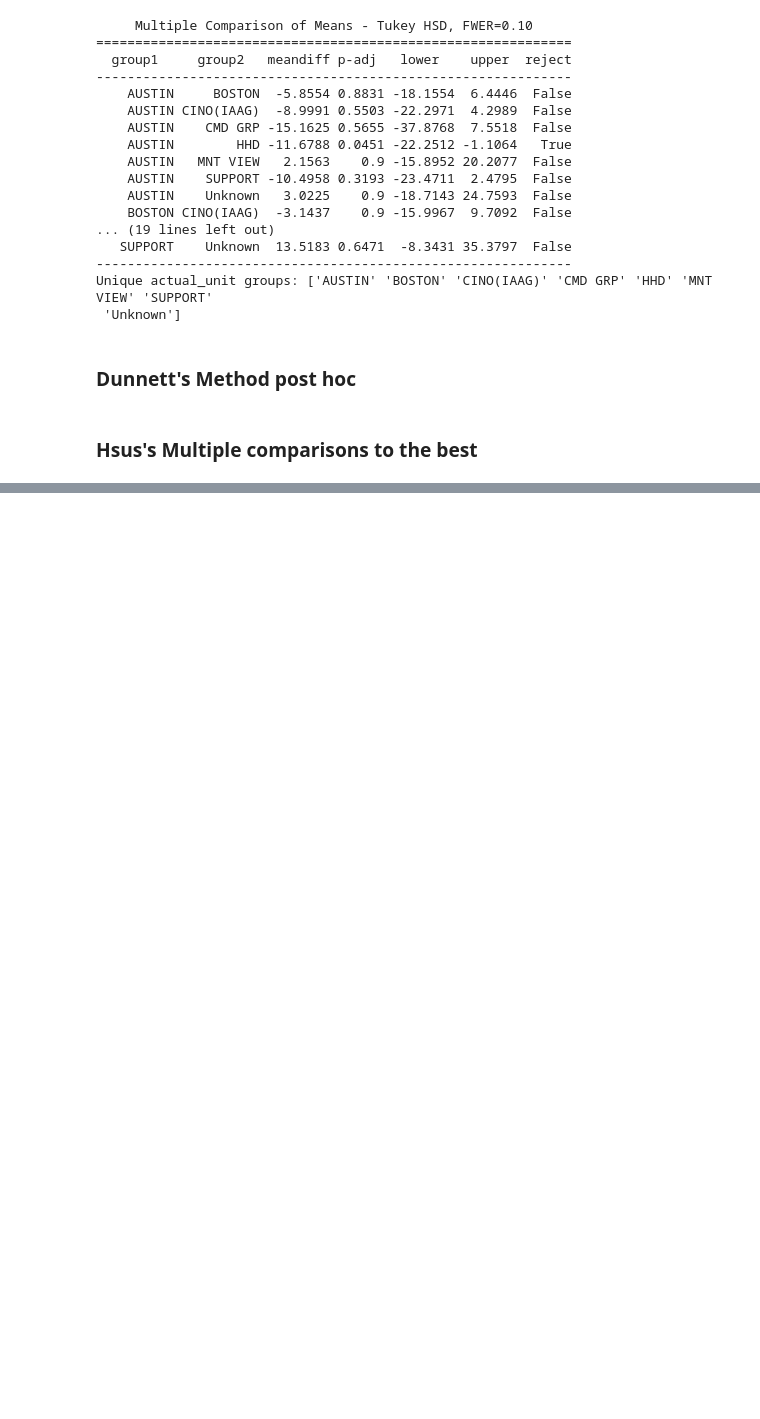
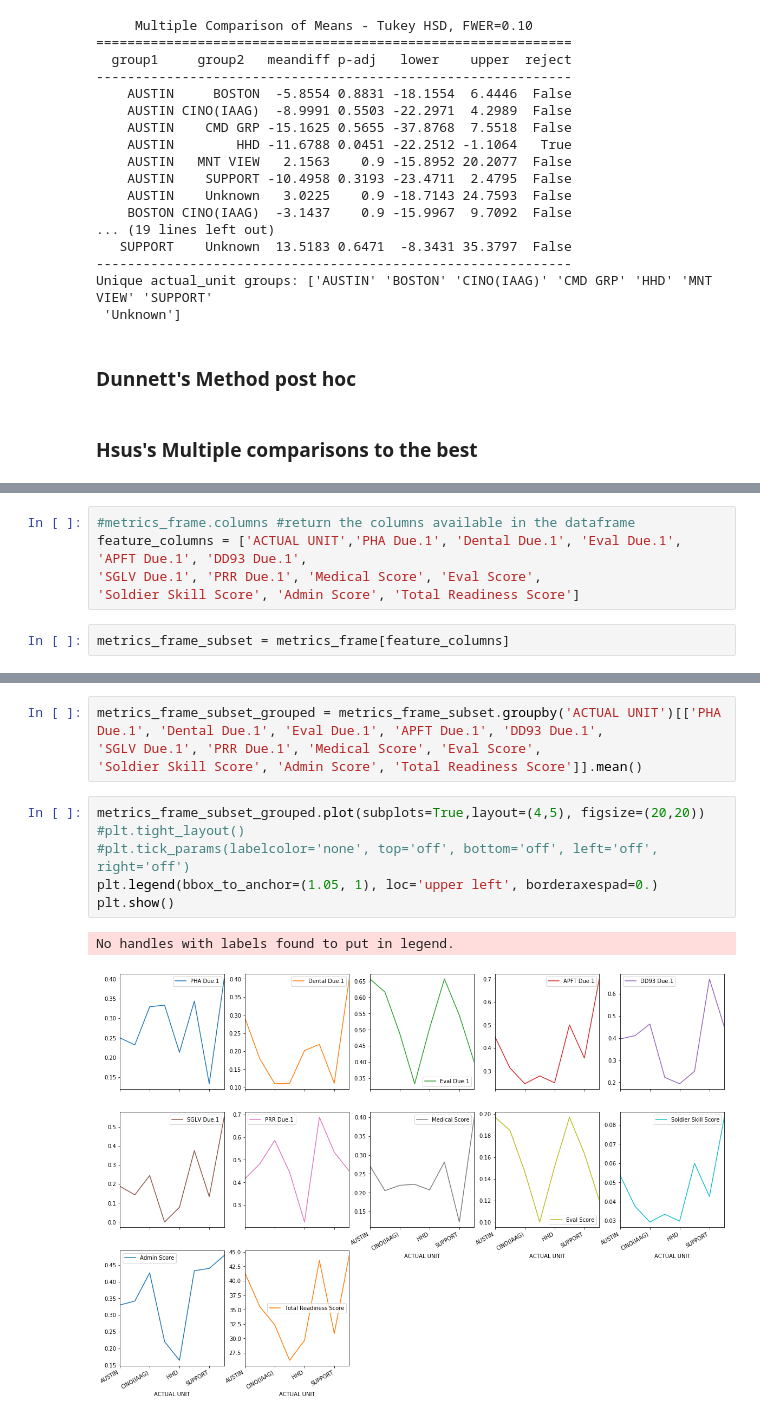
Before and after one commit to sstarr1879/readiness_score, a Jupyter notebook: multicomparison.ipynb, the cells around one changed output, grey strips where cells are left out. Cells and saved outputs as stored; diff of their text form; blank space fills up the shorter version.

```diff
--- a/multicomparison.ipynb
+++ b/multicomparison.ipynb
@@ -313,0 +328,7 @@ Unique actual_unit groups: ['AUSTIN' 'BOSTON' 'CINO(IAAG)' 'CMD GRP' 'HHD' 'MNT
+# %%
+#metrics_frame.columns #return the columns available in the dataframe
+feature_columns = ['ACTUAL UNIT','PHA Due.1', 'Dental Due.1', 'Eval Due.1', 'APFT Due.1', 'DD93 Due.1',
+'SGLV Due.1', 'PRR Due.1', 'Medical Score', 'Eval Score',
+'Soldier Skill Score', 'Admin Score', 'Total Readiness Score']
+# %%
+metrics_frame_subset = metrics_frame[feature_columns]
@@ -313,0 +353,13 @@ Unique actual_unit groups: ['AUSTIN' 'BOSTON' 'CINO(IAAG)' 'CMD GRP' 'HHD' 'MNT
+# %%
+metrics_frame_subset_grouped = metrics_frame_subset.groupby('ACTUAL UNIT')[['PHA Due.1', 'Dental Due.1', 'Eval Due.1', 'APFT Due.1', 'DD93 Due.1',
+'SGLV Due.1', 'PRR Due.1', 'Medical Score', 'Eval Score',
+'Soldier Skill Score', 'Admin Score', 'Total Readiness Score']].mean()
+# %%
+metrics_frame_subset_grouped.plot(subplots=True,layout=(4,5), figsize=(20,20))
+#plt.tight_layout()
+#plt.tick_params(labelcolor='none', top='off', bottom='off', left='off', right='off')
+plt.legend(bbox_to_anchor=(1.05, 1), loc='upper left', borderaxespad=0.)
+plt.show()
+# %% [output]
+No handles with labels found to put in legend.
+[figure, added]
```
Also changed, not shown: parts of 12 cells of this notebook.
